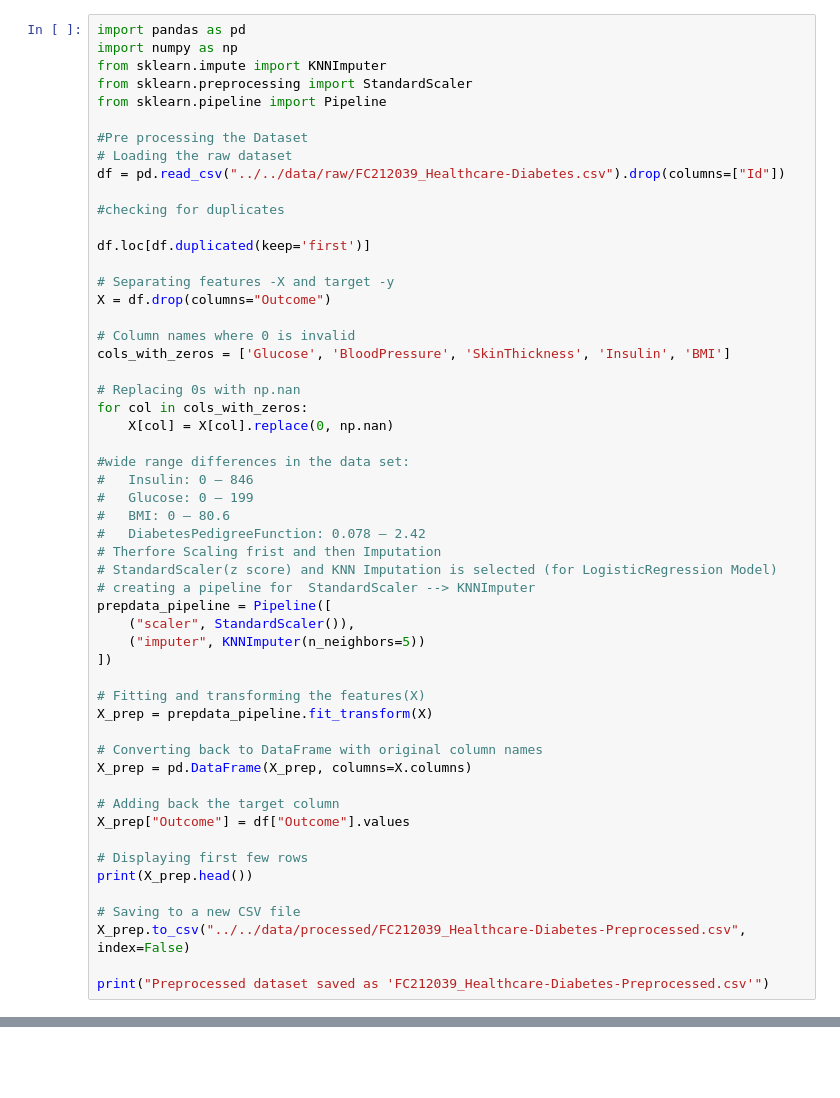
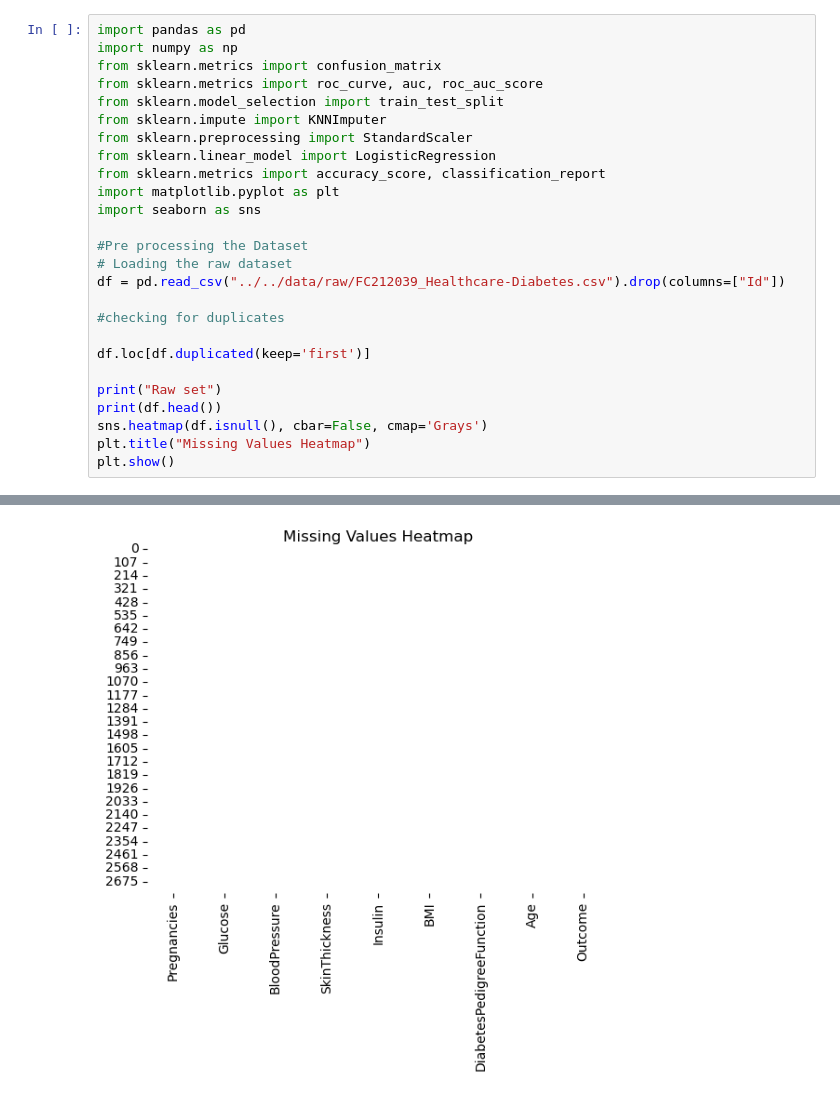
Before and after one commit to VenumiV/diabetes-predictor-ml-flask, a Jupyter notebook: notebooks/FC212039_Thusharangi/FC212039_LogisticRegression.ipynb, the cells around one changed output, grey strips where cells are left out. Drawn from its saved outputs; the diff is of its cells as text; blank space fills up the shorter version.

Commit message:
Data preprocessing Corrections/Model Training
Corrections to Data preprocessing code.
Applying Train and test to Logistic regression model

```diff
--- a/notebooks/FC212039_Thusharangi/FC212039_LogisticRegression.ipynb
+++ b/notebooks/FC212039_Thusharangi/FC212039_LogisticRegression.ipynb
@@ -1,9 +1,15 @@
 # %%
 import pandas as pd
 import numpy as np
+from sklearn.metrics import confusion_matrix
+from sklearn.metrics import roc_curve, auc, roc_auc_score
+from sklearn.model_selection import train_test_split
 from sklearn.impute import KNNImputer
 from sklearn.preprocessing import StandardScaler
-from sklearn.pipeline import Pipeline
+from sklearn.linear_model import LogisticRegression
+from sklearn.metrics import accuracy_score, classification_report
+import matplotlib.pyplot as plt
+import seaborn as sns
 
 #Pre processing the Dataset
 # Loading the raw dataset
@@ -13,43 +19,9 @@ df = pd.read_csv("../../data/raw/FC212039_Healthcare-Diabetes.csv").drop(columns
 
 df.loc[df.duplicated(keep='first')]
 
-# Separating features -X and target -y
-X = df.drop(columns="Outcome")
-
-# Column names where 0 is invalid
-cols_with_zeros = ['Glucose', 'BloodPressure', 'SkinThickness', 'Insulin', 'BMI']
-
-# Replacing 0s with np.nan
-for col in cols_with_zeros:
-    X[col] = X[col].replace(0, np.nan)
-
-#wide range differences in the data set:
-#	Insulin: 0 – 846
-#	Glucose: 0 – 199
-#	BMI: 0 – 80.6
-#	DiabetesPedigreeFunction: 0.078 – 2.42
-# Therfore Scaling frist and then Imputation
-# StandardScaler(z score) and KNN Imputation is selected (for LogisticRegression Model)
-# creating a pipeline for  StandardScaler --> KNNImputer
-prepdata_pipeline = Pipeline([
-    ("scaler", StandardScaler()),
-    ("imputer", KNNImputer(n_neighbors=5))
-])
-
-# Fitting and transforming the features(X)
-X_prep = prepdata_pipeline.fit_transform(X)
-
-# Converting back to DataFrame with original column names
-X_prep = pd.DataFrame(X_prep, columns=X.columns)
-
-# Adding back the target column
-X_prep["Outcome"] = df["Outcome"].values
-
-# Displaying first few rows
-print(X_prep.head())
-
-# Saving to a new CSV file
-X_prep.to_csv("../../data/processed/FC212039_Healthcare-Diabetes-Preprocessed.csv", index=False)
-
-print("Preprocessed dataset saved as 'FC212039_Healthcare-Diabetes-Preprocessed.csv'")
+print("Raw set")
+print(df.head())
+sns.heatmap(df.isnull(), cbar=False, cmap='Grays')
+plt.title("Missing Values Heatmap")
+plt.show()
 # %% [output]
@@ -69,0 +42 @@ Preprocessed dataset saved as 'FC212039_Healthcare-Diabetes-Preprocessed.csv'
+[figure, added]
```
Also changed, not shown: parts of 3 cells of this notebook, 3 other files.
